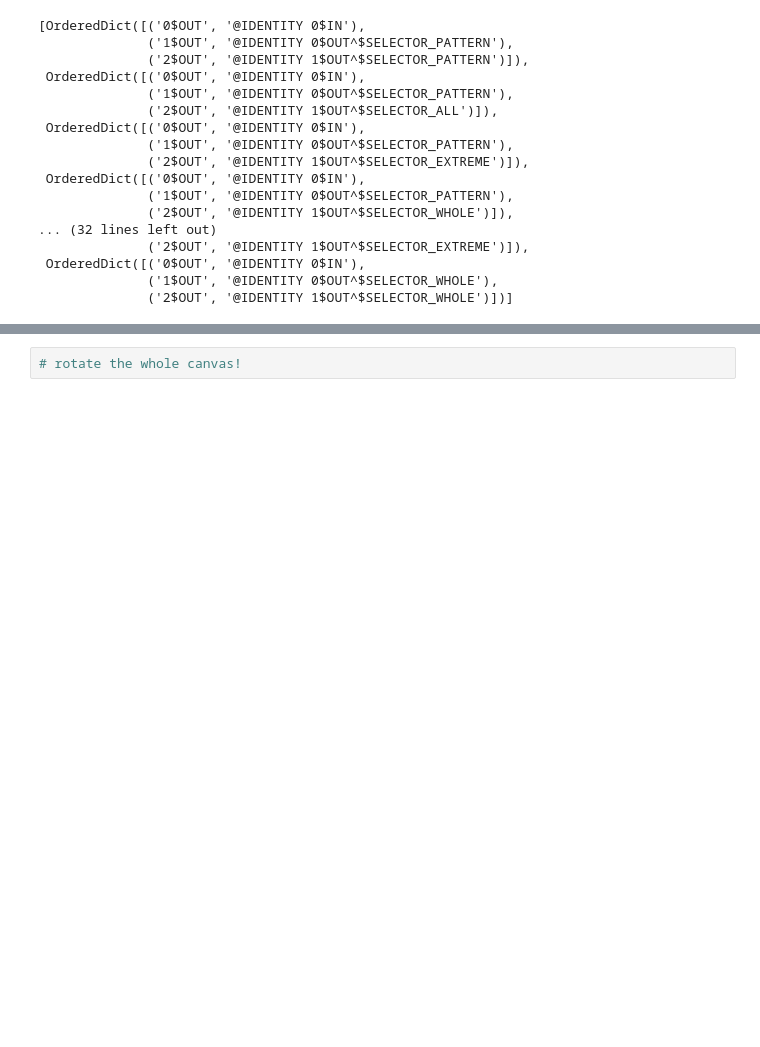
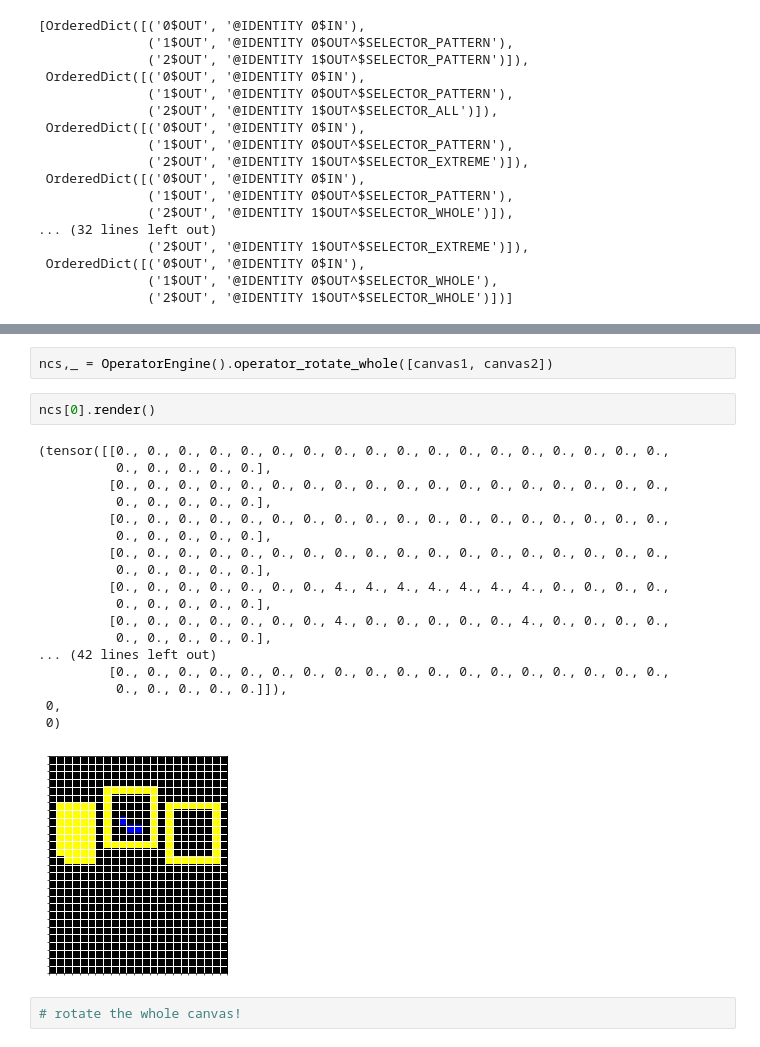
Before and after one commit to frankaging/BabyARC, a Jupyter notebook: code/dataset/demo.ipynb, the cells around one changed output, grey strips where cells are left out. Saved outputs shown, nothing was run; the diff lists cells and outputs as text; blank space fills up the shorter version.

```diff
--- a/code/dataset/demo.ipynb
+++ b/code/dataset/demo.ipynb
@@ -842,3 +840,26 @@ canvas2 = Canvas(repre_dict=task_dict2)
+# %%
+ncs,_ = OperatorEngine().operator_rotate_whole([canvas1, canvas2])
+# %%
+ncs[0].render()
+# %% [output]
+(tensor([[0., 0., 0., 0., 0., 0., 0., 0., 0., 0., 0., 0., 0., 0., 0., 0., 0., 0.,
+          0., 0., 0., 0., 0.],
+         [0., 0., 0., 0., 0., 0., 0., 0., 0., 0., 0., 0., 0., 0., 0., 0., 0., 0.,
+          0., 0., 0., 0., 0.],
+         [0., 0., 0., 0., 0., 0., 0., 0., 0., 0., 0., 0., 0., 0., 0., 0., 0., 0.,
+          0., 0., 0., 0., 0.],
+         [0., 0., 0., 0., 0., 0., 0., 0., 0., 0., 0., 0., 0., 0., 0., 0., 0., 0.,
+          0., 0., 0., 0., 0.],
+         [0., 0., 0., 0., 0., 0., 0., 4., 4., 4., 4., 4., 4., 4., 0., 0., 0., 0.,
+          0., 0., 0., 0., 0.],
+         [0., 0., 0., 0., 0., 0., 0., 4., 0., 0., 0., 0., 0., 4., 0., 0., 0., 0.,
+          0., 0., 0., 0., 0.],
+... (42 lines left out)
+         [0., 0., 0., 0., 0., 0., 0., 0., 0., 0., 0., 0., 0., 0., 0., 0., 0., 0.,
+          0., 0., 0., 0., 0.]]),
+ 0,
+ 0)
+[figure, added]
 # %%
 # rotate the whole canvas!
 # %%
```
Also changed, not shown: parts of 10 cells of this notebook.
